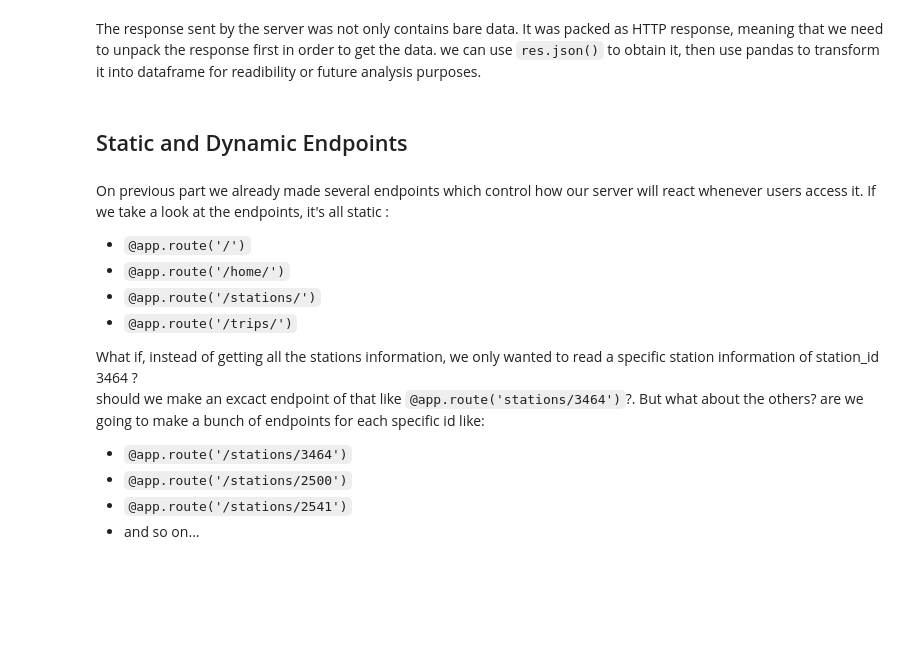
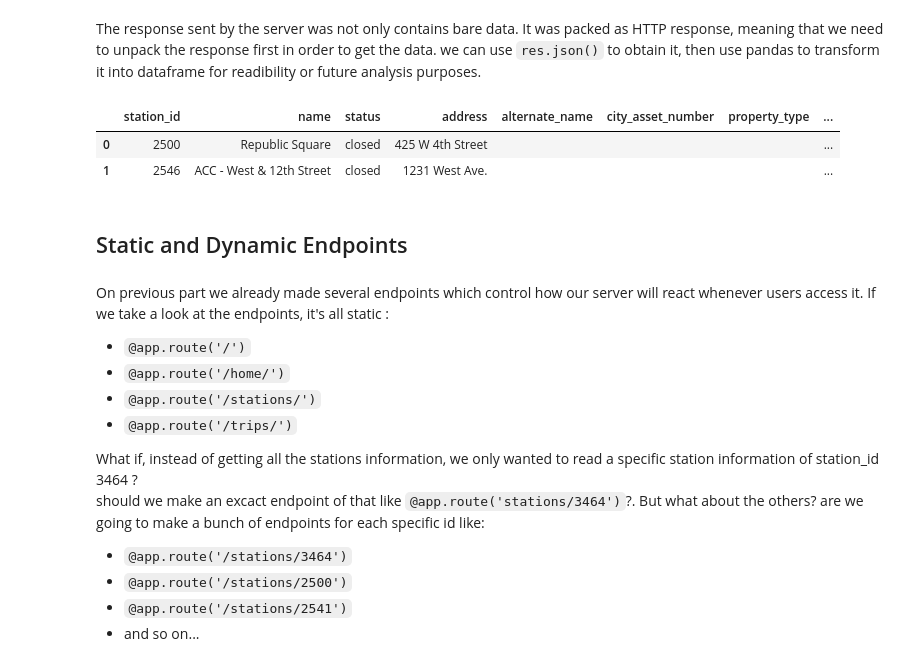
Before and after one commit to RanggaGemilang/capstone-da-bikeshare-api, a Jupyter notebook: Bikeshare API.ipynb, the cells around one changed output. Cells and saved outputs as stored; diff of their text form; code cells hidden in the pictures; blank space fills up the shorter version.

```diff
--- a/Bikeshare API.ipynb
+++ b/Bikeshare API.ipynb
@@ -331,7 +354,11 @@ res
 # %% [markdown]
 The response sent by the server was not only contains bare data. It was packed as HTTP response, meaning that we need to unpack the response first  in order to get the data. we can use `res.json()` to obtain it, then use pandas to transform it into dataframe for readibility or future analysis purposes.
 # %%
-pd.DataFrame(res.json())#.head()
+pd.DataFrame(res.json()).head()
+# %% [output]
+|  | station_id | name | status | address | alternate_name | city_asset_number | property_type | ... |
+| 0 | 2500 | Republic Square | closed | 425 W 4th Street |  |  |  | ... |
+| 1 | 2546 | ACC - West & 12th Street | closed | 1231 West Ave. |  |  |  | ... |
 # %% [markdown]
 ## Static and Dynamic Endpoints
 # %% [markdown]
```
Also changed, not shown: parts of 19 cells of this notebook, 1 other file.
